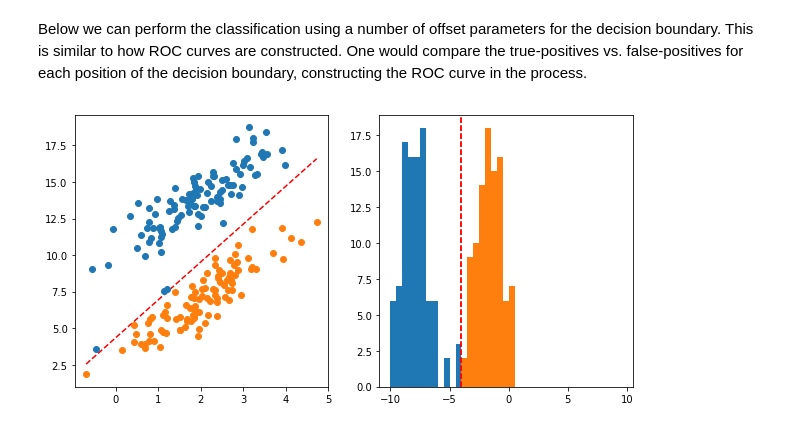
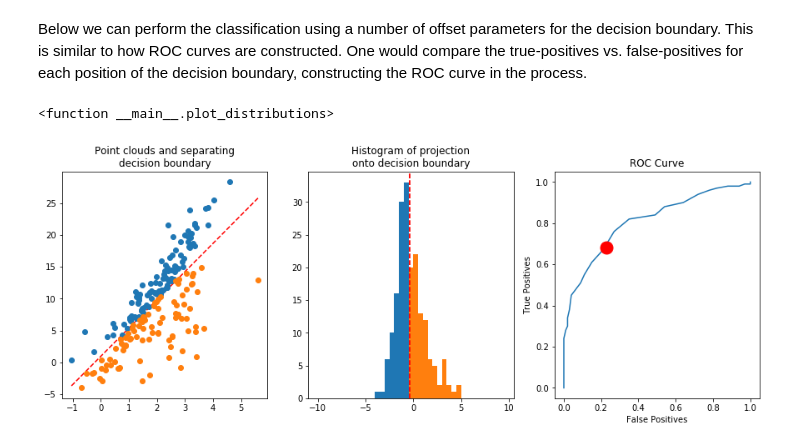
Before and after one commit to choldgraf/paper-encoding_decoding_electrophysiology, a Jupyter notebook: notebooks/Miscellaneous.ipynb, the cells around one changed output. Drawn from its saved outputs; the diff is of its cells as text; code cells hidden in the pictures.

```diff
--- a/notebooks/Miscellaneous.ipynb
+++ b/notebooks/Miscellaneous.ipynb
@@ -6,15 +6,26 @@ import matplotlib.pyplot as plt
 %matplotlib inline
 # %% [markdown]
 # How the decision boundary affects classifier performance
+# %%
+# These will define the shape of the point clouds
+a_slope = 2
+a_offset = 3
+a_noise = 4
+
+b_slope = 6
+b_offset = 0
+b_noise = 2
 # %%
 n_points = 100
 a_x = np.random.randn(n_points) + 2
-a_y = 2 * a_x + 3 + np.random.randn(n_points)
+a_y = a_slope * a_x + a_offset + np.random.randn(n_points) * a_noise
 
 b_x = np.random.randn(n_points) + 2
-b_y = 2 * b_x + 10 + np.random.randn(n_points)
+b_y = b_slope * b_x + b_offset + np.random.randn(n_points) * b_noise
 
 fig, ax = plt.subplots()
-ax.plot(a_x, a_y, 'bo')
-ax.plot(b_x, b_y, 'ro')
+ax.plot(b_x, b_y, 'o')
+ax.plot(a_x, a_y, 'o')
+
+ax.set_title('Point clouds for each class')
 # %% [output]
@@ -52,29 +65,72 @@ ax.plot(xx, yy, 'r--')
 # %% [markdown]
 Below we can perform the classification using a number of offset parameters for the decision boundary. This is similar to how ROC curves are constructed. One would compare the true-positives vs. false-positives for each position of the decision boundary, constructing the ROC curve in the process.
 # %%
+int_min, int_max = -10., 10.
+
+def calculate_true_false_positives(predictions, y, positive_class=1):
+    # We'll define `1` as the positive class
+    positives = predictions == 1
+    if sum(positives) == 0:
+        true_ratio = 0
+        false_ratio = 0
+    else:
+        # Sum the number of samples where the classifier...
+        # Correctly predicted the class
+        true_positives = np.sum(positives[y == 1])
+        true_ratio = true_positives / sum(y == 1)
+        # Incorrectly predicted the class
+        false_positives = np.sum(positives[y != 1])
+        false_ratio = false_positives / sum(y != 1)
+    return false_ratio, true_ratio
+
 def plot_distributions(intercept=model.intercept_[0]):
-    fig, axs = plt.subplots(1, 2, figsize=(10, 5))
+    fig, axs = plt.subplots(1, 3, figsize=(15, 5))
 
     # Plot the line for this intercept
     w = model.coef_[0]
     a = -w[0] / float(w[1])
     xx = np.linspace(np.min(X[:, 0]), np.max(X[:, 0]), 100)
     yy = a * xx - (intercept) / float(w[1])
     axs[0].plot(xx, yy, 'r--')
 
     # Calculate projections
     projection = np.dot(X, w)
-    predictions = np.where((projection + intercept) < 0, -1, 1)
+    predictions = np.where((projection + intercept) < 0, 0, 1)
 
     # Plot histograms of each class
-    for label in np.unique(predictions):
-        this_proj = projection[predictions == label]
-        this_pts = X[predictions == label]
+    for label in [0, 1]:
+        positives = predictions == label
+        this_proj = projection[positives]
+        this_pts = X[positives]
 
+        # Plot the point clouds and histogram
         axs[0].plot(this_pts[:, 0], this_pts[:, 1], 'o')
+        axs[0].set(title='Point clouds and separating\ndecision boundary')
         axs[1].hist(this_proj, bins=np.arange(-10, 10, .5))
         axs[1].axvline(-intercept, color='r', ls='--')
+        axs[1].set(title='Histogram of projection\nonto decision boundary')
+        # Now highlight the ROC point
+        if label == 1:
+            false_ratio, true_ratio = calculate_true_false_positives(
+            predictions, y)
+            axs[2].plot(false_ratio, true_ratio, 'ro', ms=15, zorder=5)
 
-interact(plot_distributions, intercept=[-10., 10., .1],)
+    # Create the ROC curve itself
+    roc_curve = []
+    for i_intercept in np.linspace(int_min, int_max, 100):
+        predictions = np.where((projection + i_intercept) < 0, 0, 1)
+
+        false_ratio, true_ratio = calculate_true_false_positives(
+            predictions, y)
+        roc_curve.append((false_ratio, true_ratio))
+    roc_curve = np.array(roc_curve).T
+
+    # Now plot the ROC curve
+    axs[2].plot(*roc_curve)
+    axs[2].set(xlim=[-.05, 1.05], ylim=[-.05, 1.05])
+    axs[2].set(ylabel='True Positives', xlabel='False Positives',
+               title='ROC Curve')
+interact(plot_distributions, intercept=[int_min, int_max, .1],)
 # %% [output]
+<function __main__.plot_distributions>
-[figure, old version]
+[figure, new version]
```
Also changed, not shown: parts of 2 cells of this notebook.
